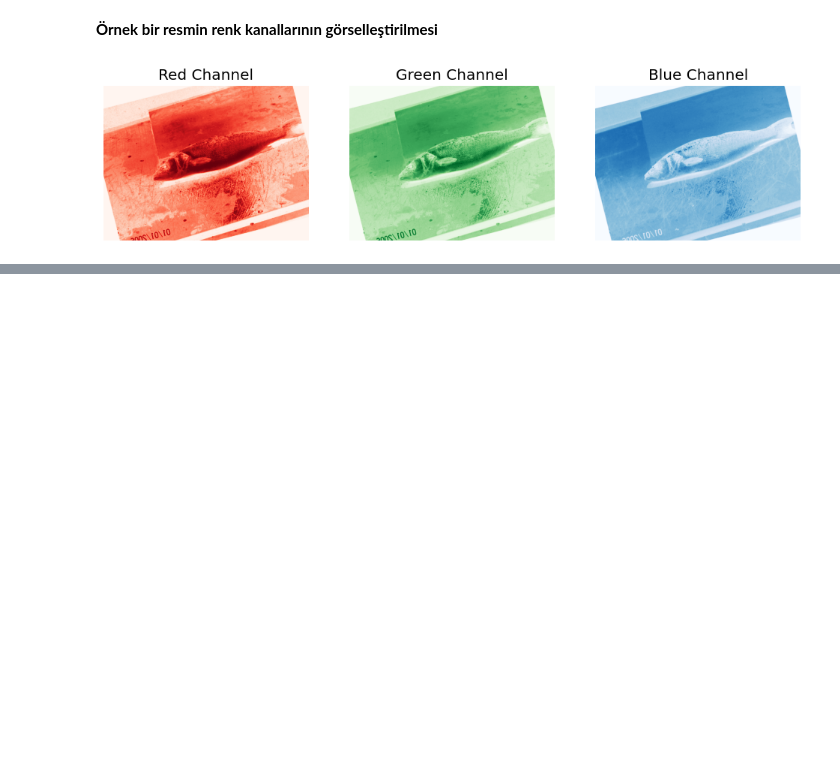
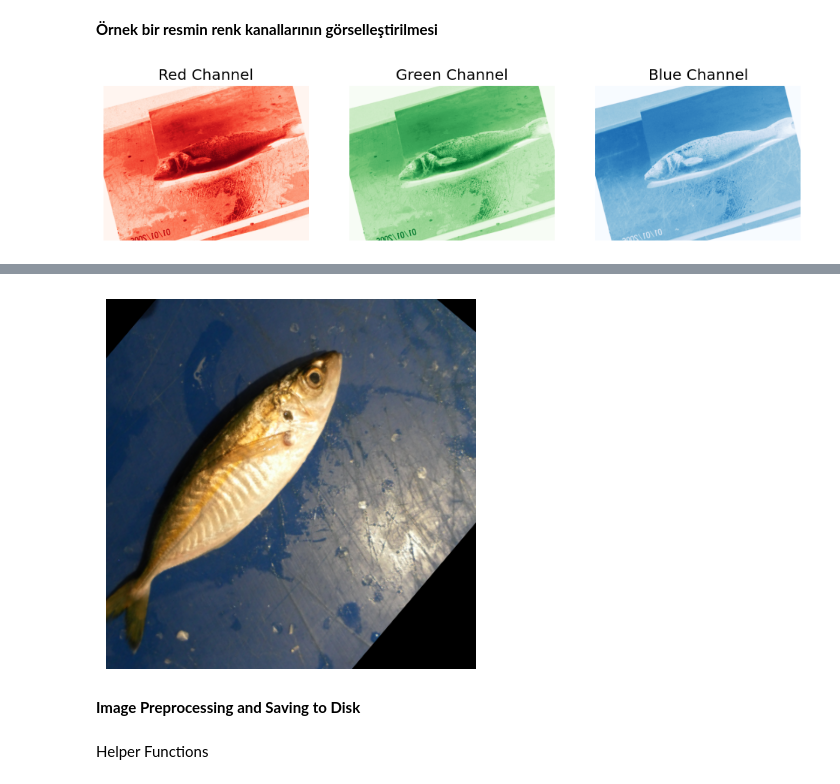
Before and after one commit to kanitvural/fish_classification_akbank, a Jupyter notebook: fish-classification-akbank.ipynb, the cells around one changed output, grey strips where cells are left out. Saved outputs shown, nothing was run; the diff lists cells and outputs as text; code cells hidden in the pictures; blank space fills up the shorter version.

```diff
--- a/fish-classification-akbank.ipynb
+++ b/fish-classification-akbank.ipynb
@@ -402,0 +444,51 @@ loaded_images = load_images_from_df(df)
+# %%
+
+EXTENSIONS = ("jpg", "JPG", "jpeg", "JPEG", "png", "PNG")
+
+def detect(pil_image: Image.Image, square: bool = False) -> np.ndarray:
+    """
+    Detect keypoints in the image using SIFT and apply cropping.
+
+    Parameters
+    ----------
+    pil_image : Image.Image
+        The input image to detect keypoints and crop.
+    square : bool, optional
+        If True, the output image will be square-shaped. Defaults to False.
+
+    Returns
+    -------
+    np.ndarray
+        The cropped image as a numpy array.
+    """
+    img = np.array(pil_image)  # Convert PIL image to numpy array
+    gray = cv.cvtColor(img, cv.COLOR_RGB2GRAY)  # Convert to grayscale
+    sift = cv.SIFT_create(edgeThreshold=8)
+    kp = sift.detect(gray, None)
+
+    all_points = [i.pt for i in kp]
+    x_points = [z[0] for z in all_points]
+    y_points = [z[1] for z in all_points]
+    thresh = 0
+    x_min, y_min = int(min(x_points)) - thresh, int(min(y_points) - thresh)
+    x_max, y_max = int(max(x_points)) + thresh, int(max(y_points) + thresh)
+    min_side = min((x_max - x_min), (y_max - y_min))
+    max_side = max((x_max - x_min), (y_max - y_min))
+    x_mean, y_mean = int((x_max + x_min) / 2), int((y_max + y_min) / 2)
+
+    squared_x_min, squared_x_max = x_mean - int(min_side / 2), x_mean + int(min_side / 2)
+    squared_y_min, squared_y_max = y_mean - int(min_side / 2), y_mean + int(min_side / 2)
+
+    if not square:
+        return img[y_min:y_max, x_min:x_max]  # Non-square crop
+
+    return img[squared_y_min:squared_y_max, squared_x_min:squared_x_max]
+# %%
+cropped_image = detect(loaded_images[20], square=True)
+plot_image(cropped_image)
+# %% [output]
+[figure, added]
+# %% [markdown]
+**Image Preprocessing and Saving to Disk**
+# %% [markdown]
+Helper Functions
```
Also changed, not shown: parts of 16 cells of this notebook.
